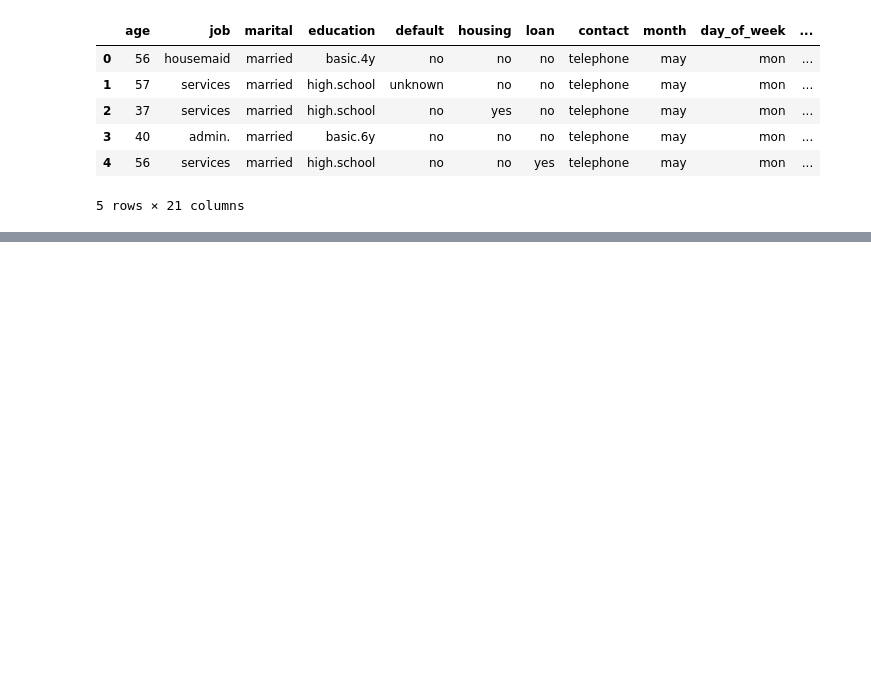
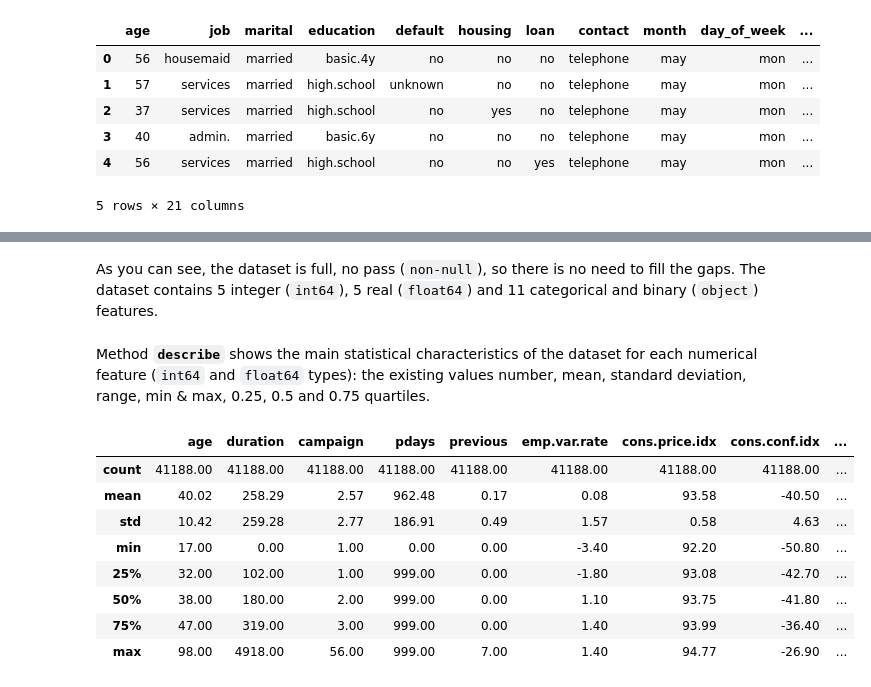
Before and after one commit to luis-fnogueira/exploratory-baking, a Jupyter notebook: banking_cognitive_class.ipynb, the cells around one changed output, grey strips where cells are left out. Drawn from its saved outputs; the diff is of its cells as text; code cells hidden in the pictures; blank space fills up the shorter version.

```diff
--- a/banking_cognitive_class.ipynb
+++ b/banking_cognitive_class.ipynb
@@ -53,0 +122,16 @@ df.head(5)
+# %% [markdown]
+As you can see, the dataset is full, no pass (`non-null`), so there is no need to fill the gaps. The dataset contains 5 integer (`int64`), 5 real (`float64`) and 11 categorical and binary (`object`) features.
+# %% [markdown]
+Method **`describe`** shows the main statistical characteristics of the dataset for each numerical feature (`int64` and `float64` types): the existing values number, mean, standard deviation, range, min & max, 0.25, 0.5 and 0.75 quartiles.
+# %%
+df.describe()
+# %% [output]
+|  | age | duration | campaign | pdays | previous | emp.var.rate | cons.price.idx | cons.conf.idx | ... |
+| count | 41188.00 | 41188.00 | 41188.00 | 41188.00 | 41188.00 | 41188.00 | 41188.00 | 41188.00 | ... |
+| mean | 40.02 | 258.29 | 2.57 | 962.48 | 0.17 | 0.08 | 93.58 | -40.50 | ... |
+| std | 10.42 | 259.28 | 2.77 | 186.91 | 0.49 | 1.57 | 0.58 | 4.63 | ... |
+| min | 17.00 | 0.00 | 1.00 | 0.00 | 0.00 | -3.40 | 92.20 | -50.80 | ... |
+| 25% | 32.00 | 102.00 | 1.00 | 999.00 | 0.00 | -1.80 | 93.08 | -42.70 | ... |
+| 50% | 38.00 | 180.00 | 2.00 | 999.00 | 0.00 | 1.10 | 93.75 | -41.80 | ... |
+| 75% | 47.00 | 319.00 | 3.00 | 999.00 | 0.00 | 1.40 | 93.99 | -36.40 | ... |
+| max | 98.00 | 4918.00 | 56.00 | 999.00 | 7.00 | 1.40 | 94.77 | -26.90 | ... |
```
Also changed, not shown: parts of 34 cells of this notebook.
